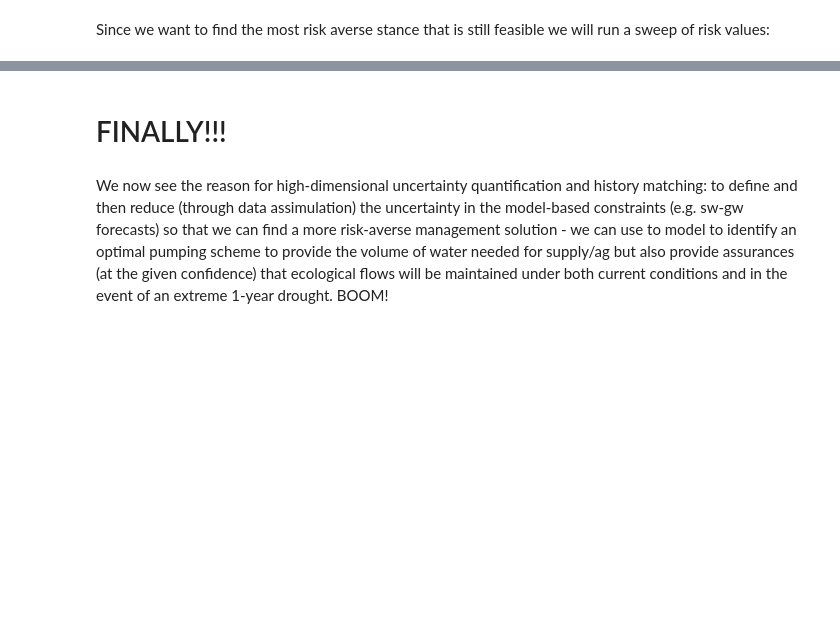
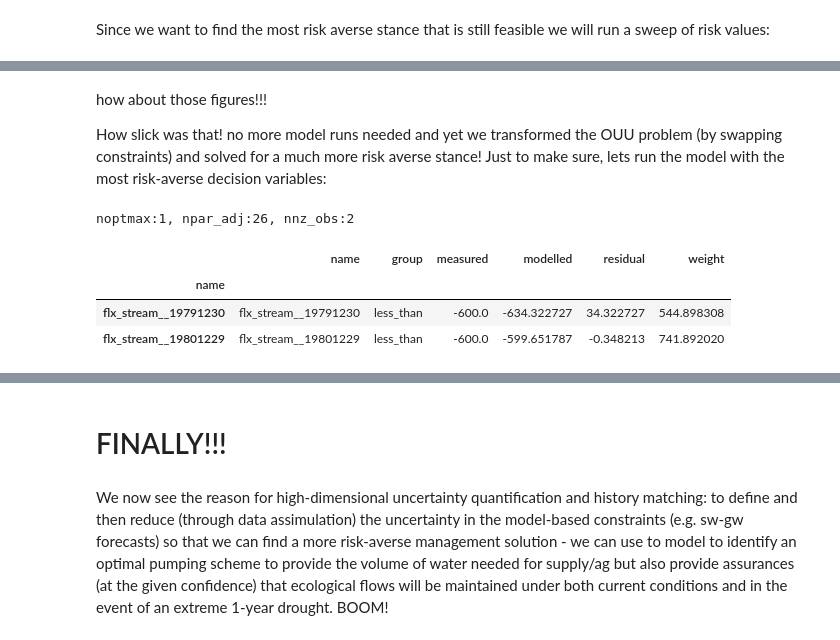
Before and after one commit to mnfienen/GW1876, a Jupyter notebook: activities_2day_mfm/notebooks/pestpp-opt.ipynb, the cells around one changed output, grey strips where cells are left out. Cells and saved outputs as stored; diff of their text form; code cells hidden in the pictures; blank space fills up the shorter version.

```diff
--- a/activities_2day_mfm/notebooks/pestpp-opt.ipynb
+++ b/activities_2day_mfm/notebooks/pestpp-opt.ipynb
@@ -313,10 +525,19 @@ for i in range(par_df.shape[0],axes.shape[0]):
+# %% [markdown]
+how about those figures!!!
+
+How slick was that!  no more model runs needed and yet we transformed the OUU problem (by swapping constraints) and solved for a much more risk averse stance!  Just to make sure, lets run the model with the most risk-averse decision variables:
 # %%
-pst.pestpp_options["opt_risk"] = 0.9
+pst.pestpp_options["opt_risk"] = risk_vals[-1]
 pst.pestpp_options["opt_skip_final"] = False
 pst.write(os.path.join(m_d,"freyberg_opt_restart.pst"))
 pyemu.os_utils.run("pestpp-opt freyberg_opt_restart.pst",cwd=m_d)
-par_df = pyemu.pst_utils.read_parfile(os.path.join(m_d,"freyberg_opt_restart.1.par"))
-par_df = par_df.loc[dvg_pars,:]
-res_df = pyemu.pst_utils.read_resfile(os.path.join(m_d,"freyberg_opt_restart.1.est+fosm.rei"))
+# load the simulated outputs plus the FOSM chance constraint offsets:
+res_df = pyemu.pst_utils.read_resfile(os.path.join(m_d,"freyberg_opt_restart.1.sim+fosm.rei"))
 res_df = res_df.loc[pst.nnz_obs_names,:]
 res_df
+# %% [output]
+noptmax:1, npar_adj:26, nnz_obs:2
+|  | name | group | measured | modelled | residual | weight |
+| name |  |  |  |  |  |  |
+| flx_stream__19791230 | flx_stream__19791230 | less_than | -600.0 | -634.322727 | 34.322727 | 544.898308 |
+| flx_stream__19801229 | flx_stream__19801229 | less_than | -600.0 | -599.651787 | -0.348213 | 741.892020 |
```
Also changed, not shown: parts of 35 cells of this notebook, 7 other files.
